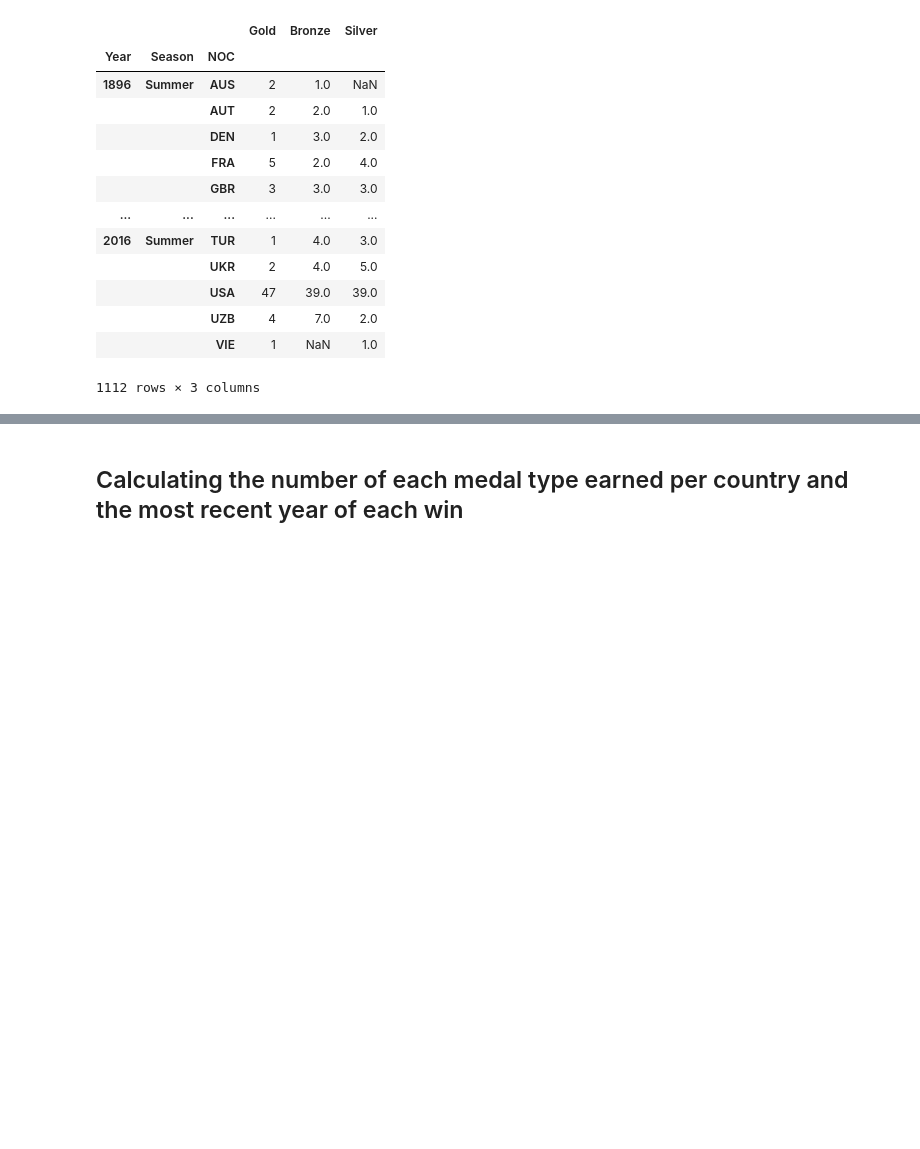
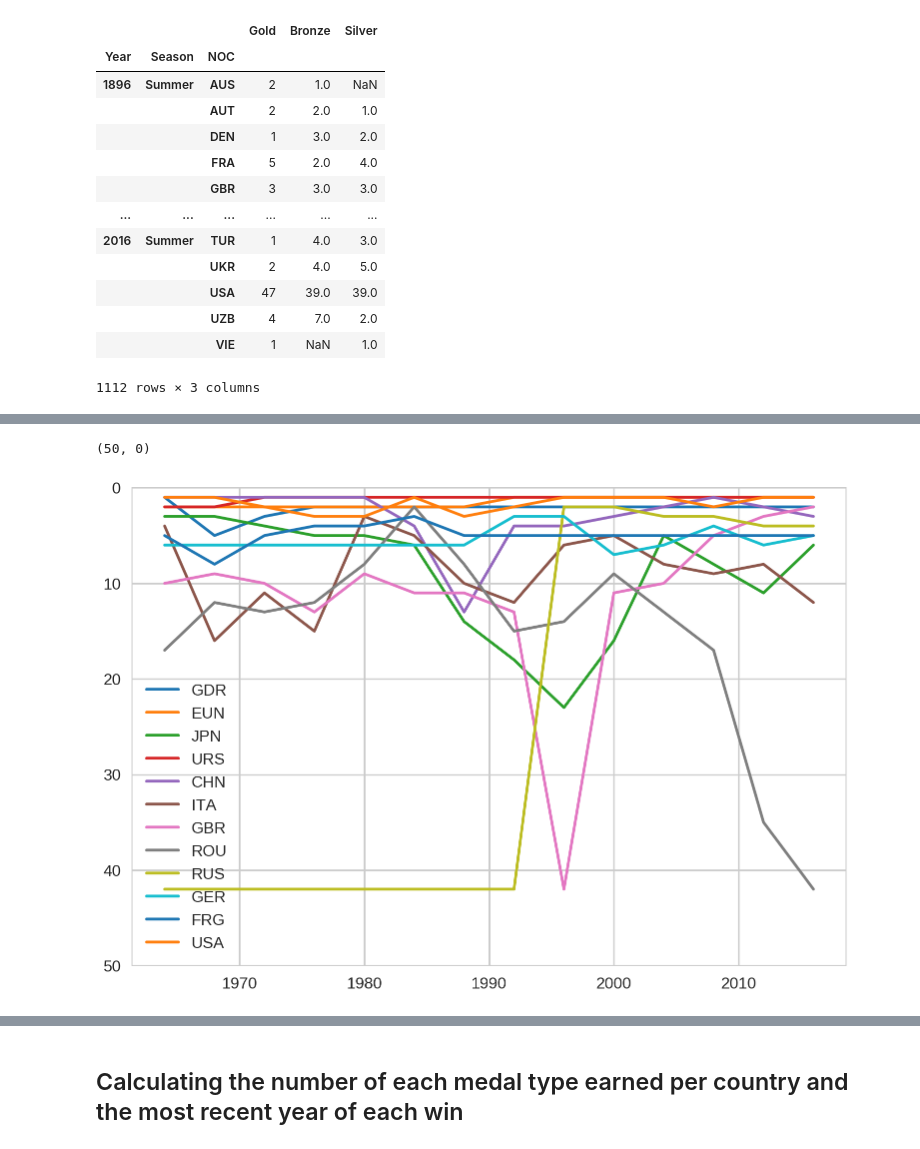
Before and after one commit to flutefreak7/meddle, a Jupyter notebook: medal_counting3.ipynb, the cells around one changed output, grey strips where cells are left out. Saved outputs shown, nothing was run; the diff lists cells and outputs as text; code cells hidden in the pictures; blank space fills up the shorter version.

Commit message:
Updates to notebook with weighted rank calcs

```diff
--- a/medal_counting3.ipynb
+++ b/medal_counting3.ipynb
@@ -367,0 +521,12 @@ plt.legend()
+# %%
+n=3
+top_by_year = {}
+for year in sorted(sc[sc.Year > 1960].Year.unique()):
+    df_top = sc[sc.Year==year].sort_values('Gold', ascending=False).head(n)
+    top_by_year[year] = list(df_top['NOC'])
+# %%
+n=100000
+ranked_by_year = {}
+for year in sorted(sc[sc.Year > 1960].Year.unique()):
+    df_top = sc[sc.Year==year].sort_values('Gold', ascending=False).head(n)
+    ranked_by_year[year] = list(df_top['NOC'])
@@ -367,0 +550,4 @@ plt.legend()
+# %%
+high_ranked = set()
+for top in top_by_year.values():
+    high_ranked.update(top)
@@ -367,0 +571,22 @@ plt.legend()
+# %%
+rank_list = []
+for noc in high_ranked:
+    years = []
+    ranks = []
+
+    for year, rankings in ranked_by_year.items():
+        years.append(year)
+        if noc in rankings:
+            rank = rankings.index(noc) + 1
+
+        ranks.append(rank)
+        rank_list.append({'year': year, 'rank': rank, 'noc': noc})
+
+    plt.plot(years, ranks, label=noc)
+
+ranks_df = pd.DataFrame(rank_list)
+plt.legend()
+plt.ylim(50, 0)
+# %% [output]
+(50, 0)
+[figure, added]
```
Also changed, not shown: parts of 53 cells of this notebook.
